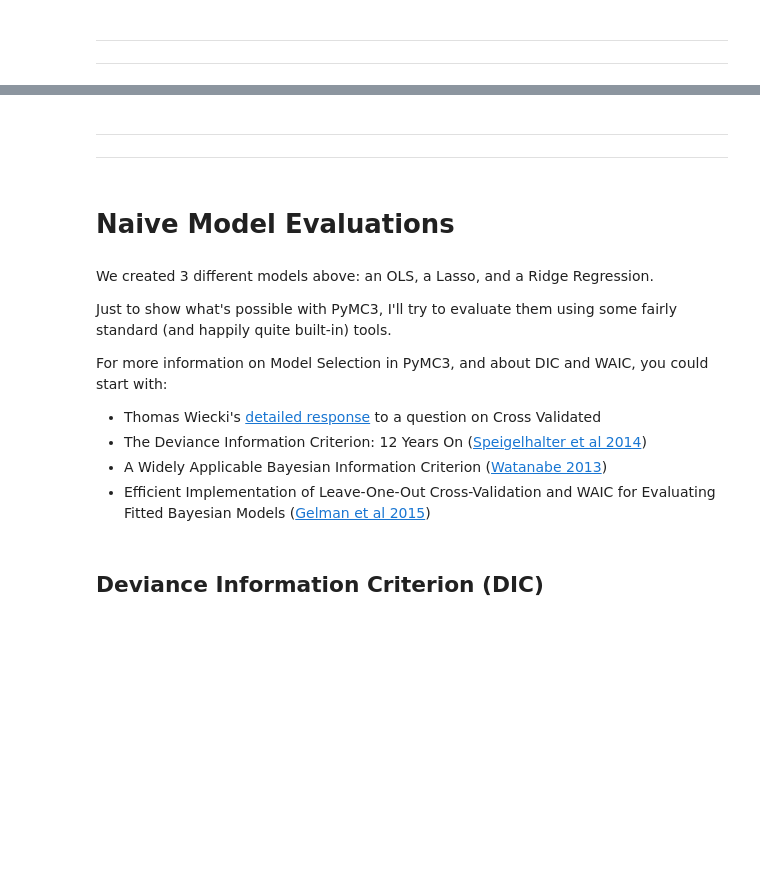
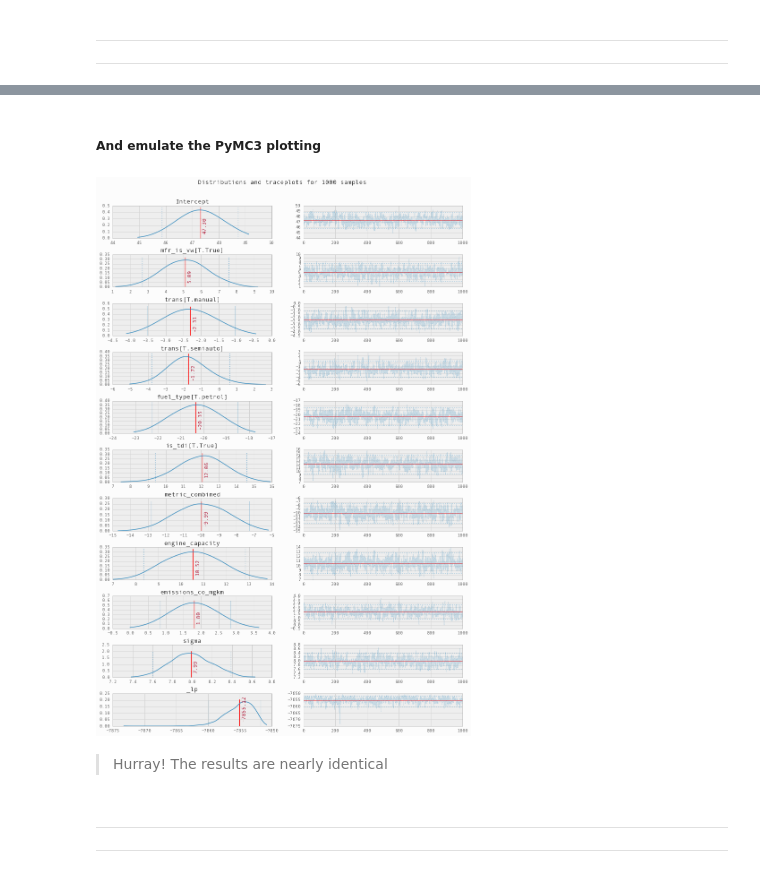
Before and after one commit to jonsedar/pymc3_vs_pystan, a Jupyter notebook: 30_BasicLinearRegression.ipynb, the cells around one changed output, grey strips where cells are left out. Cells and saved outputs as stored; diff of their text form; code cells hidden in the pictures; blank space fills up the shorter version.

```diff
--- a/30_BasicLinearRegression.ipynb
+++ b/30_BasicLinearRegression.ipynb
@@ -559,0 +782,4 @@ I won't undertake those particular points here, but you can find them elsewhere:
+# %%
+# return a 3d array (samples, chins, coeffs)
+samples = mdl_robust_stan_fit.extract(permuted=False)
+print(samples.shape)
@@ -559,0 +790,3 @@ I won't undertake those particular points here, but you can find them elsewhere:
+# %%
+dftrc_robust_stan = pd.DataFrame(samples.reshape(1000,11),
+                               columns=mx_ex.columns.tolist() + ['sigma', '_lp'])
@@ -560,18 +802,12 @@ I won't undertake those particular points here, but you can find them elsewhere:
+# %% [markdown]
+##### And emulate the PyMC3 plotting
+# %%
+plot_stan_trc(dftrc_robust_stan)
+# %% [output]
+[figure, added]
+# %% [markdown]
+> Hurray! The results are nearly identical
 # %% [markdown]
 ---
 
 ---
-# %% [markdown]
-# Naive Model Evaluations
-# %% [markdown]
-We created 3 different models above: an OLS, a Lasso, and a Ridge Regression.
-
-Just to show what's possible with PyMC3, I'll try to evaluate them using some fairly standard (and happily quite built-in) tools.
-
-For more information on Model Selection in PyMC3, and about DIC and WAIC, you could start with:
-+ Thomas Wiecki's [detailed response](https://stats.stackexchange.com/questions/161082/bayesian-model-selection-in-pymc3/166383#166383) to a question on Cross Validated
-+ The Deviance Information Criterion: 12 Years On ([Speigelhalter et al 2014](http://onlinelibrary.wiley.com/doi/10.1111/rssb.12062/abstract))
-+ A Widely Applicable Bayesian Information Criterion ([Watanabe 2013](http://www.jmlr.org/papers/volume14/watanabe13a/watanabe13a.pdf))
-+ Efficient Implementation of Leave-One-Out Cross-Validation and WAIC for Evaluating Fitted Bayesian Models ([Gelman et al 2015](http://arxiv.org/abs/1507.04544))
-# %% [markdown]
-## Deviance Information Criterion (DIC)
```
Also changed, not shown: parts of 88 cells of this notebook, 4 other files.
